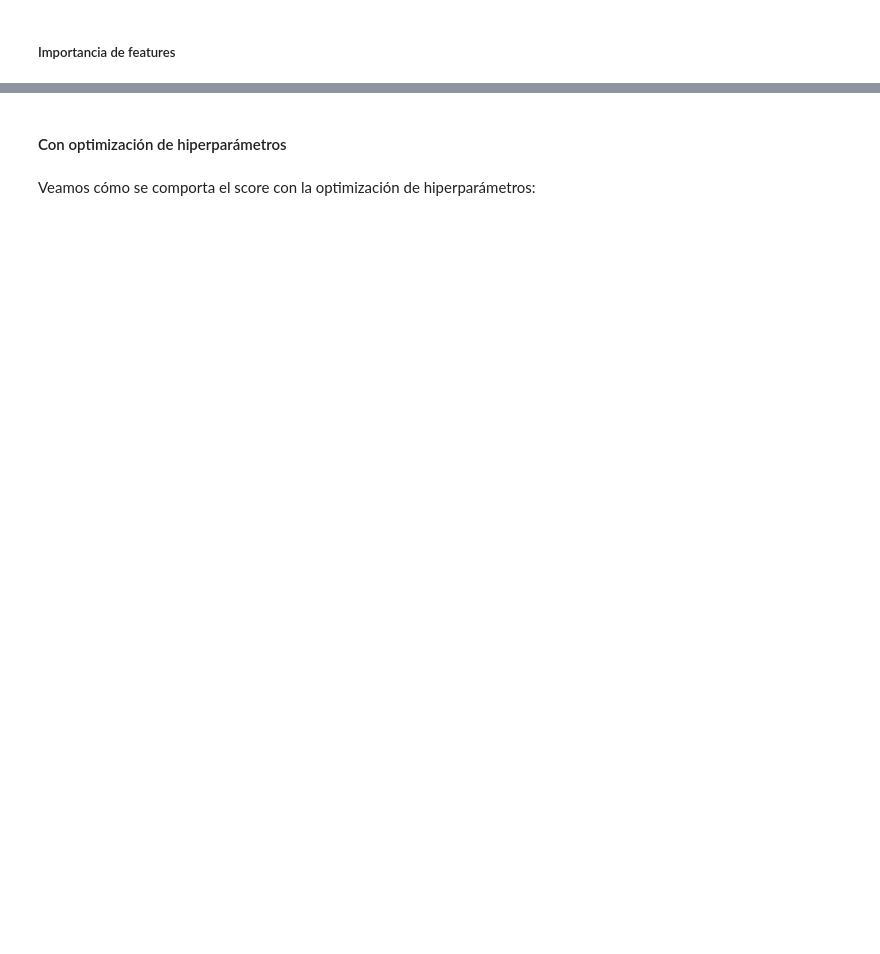
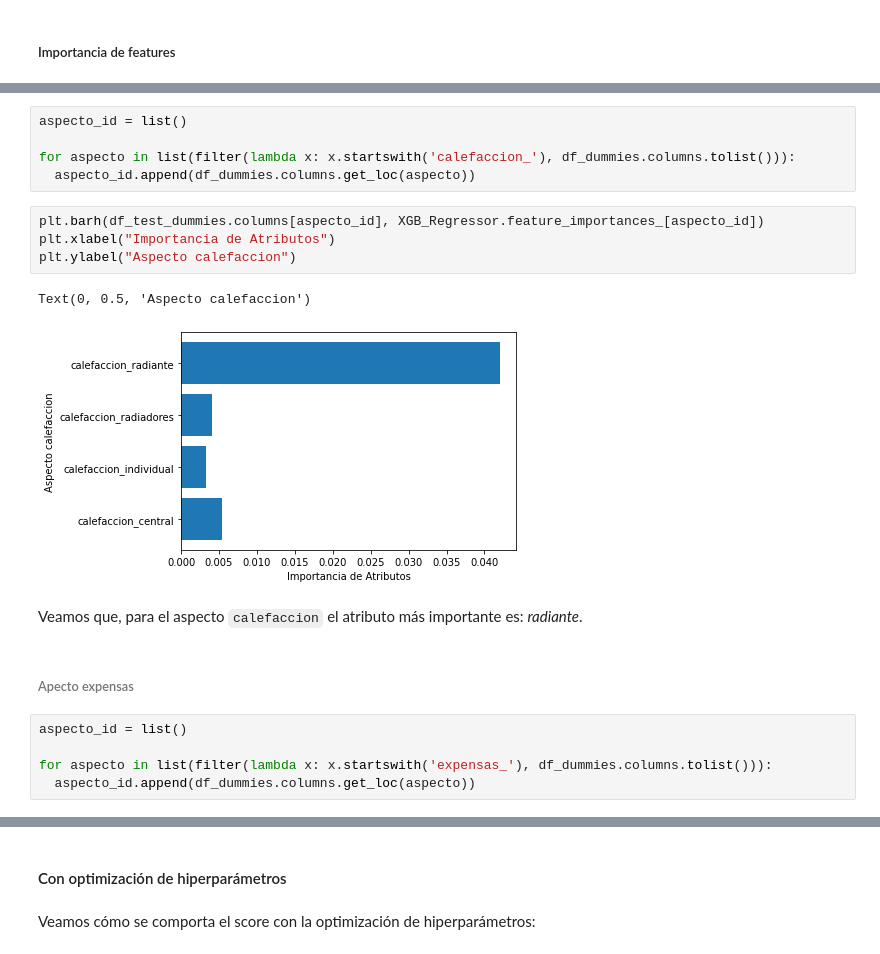
Before and after one commit to valencorrea/7506R-2C2022-GRUPO14-TP2, a Jupyter notebook: 7506R_TP2_GRUPO14_ENTREGA.ipynb, the cells around one changed output, grey strips where cells are left out. Cells and saved outputs as stored; diff of their text form; blank space fills up the shorter version.

```diff
--- a/7506R_TP2_GRUPO14_ENTREGA.ipynb
+++ b/7506R_TP2_GRUPO14_ENTREGA.ipynb
@@ -562,0 +786,21 @@ Podemos observar que el feature más importante es la ubicación en Puerto Mader
+# %%
+aspecto_id = list()
+
+for aspecto in list(filter(lambda x: x.startswith('calefaccion_'), df_dummies.columns.tolist())):
+  aspecto_id.append(df_dummies.columns.get_loc(aspecto))
+# %%
+plt.barh(df_test_dummies.columns[aspecto_id], XGB_Regressor.feature_importances_[aspecto_id])
+plt.xlabel("Importancia de Atributos")
+plt.ylabel("Aspecto calefaccion")
+# %% [output]
+Text(0, 0.5, 'Aspecto calefaccion')
+[figure, added]
+# %% [markdown]
+Veamos que, para el aspecto `calefaccion` el atributo más importante es: *radiante*.
+# %% [markdown]
+###### Apecto expensas
+# %%
+aspecto_id = list()
+
+for aspecto in list(filter(lambda x: x.startswith('expensas_'), df_dummies.columns.tolist())):
+  aspecto_id.append(df_dummies.columns.get_loc(aspecto))
```
Also changed, not shown: parts of 158 cells of this notebook.
